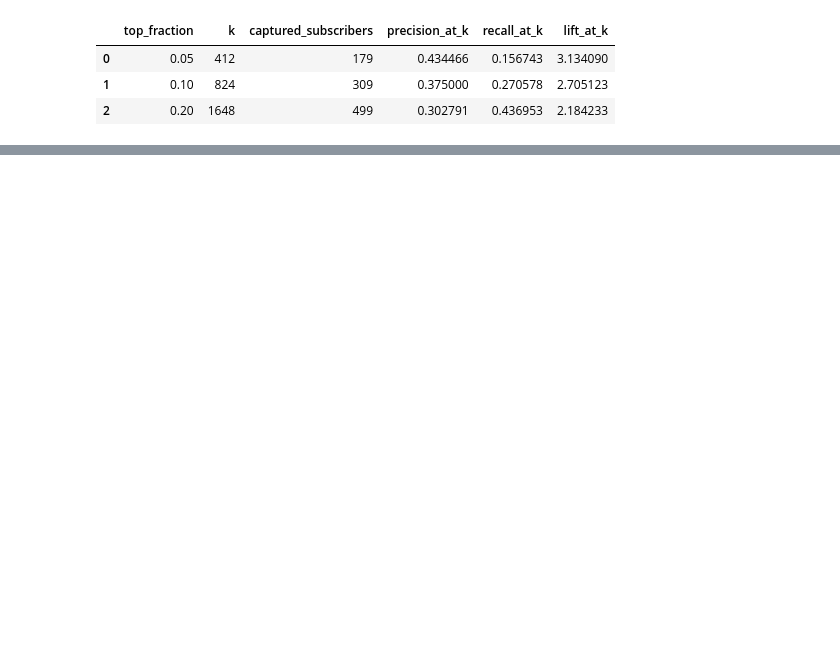
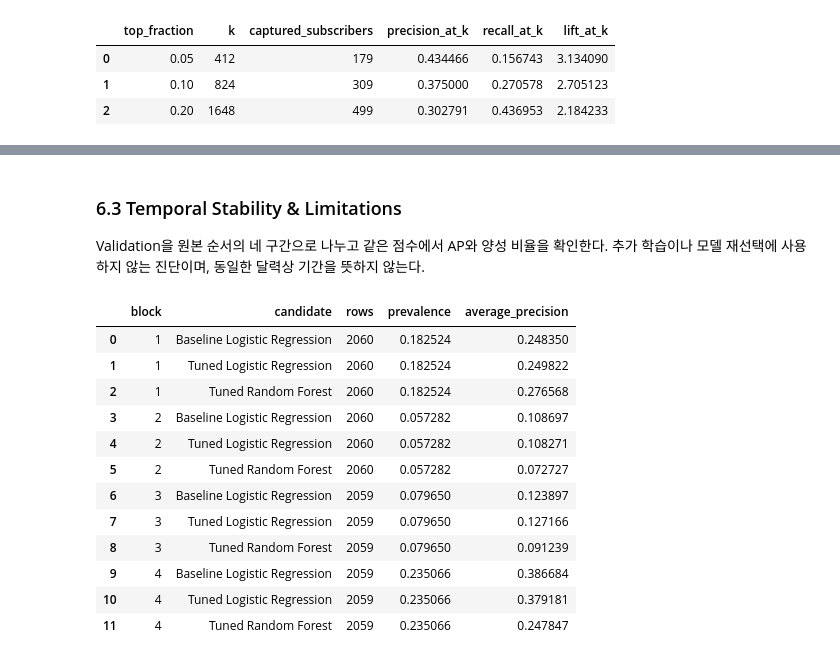
Before and after one commit to moonkyky/bank-marketing-ml, a Jupyter notebook: notebooks/04-model-experiments.ipynb, the cells around one changed output, grey strips where cells are left out. Cells and saved outputs as stored; diff of their text form; code cells hidden in the pictures; blank space fills up the shorter version.

```diff
--- a/notebooks/04-model-experiments.ipynb
+++ b/notebooks/04-model-experiments.ipynb
@@ -510,0 +717,37 @@ fold_ap_comparison.round(6)
+# %% [markdown]
+### 6.3 Temporal Stability & Limitations
+
+Validation을 원본 순서의 네 구간으로 나누고 같은 점수에서 AP와 양성 비율을 확인한다.
+추가 학습이나 모델 재선택에 사용하지 않는 진단이며, 동일한 달력상 기간을 뜻하지 않는다.
+# %%
+block_rows = []
+for block, positions in enumerate(np.array_split(np.arange(len(y_valid)), 4), start=1):
+    block_y = y_valid.iloc[positions]
+    for name, scores in validation_scores.items():
+        block_rows.append(
+            {
+                "block": block,
+                "candidate": name,
+                "rows": len(positions),
+                "prevalence": block_y.mean(),
+                "average_precision": average_precision_score(
+                    block_y, scores[positions]
+                ),
+            }
+        )
+validation_blocks = pd.DataFrame(block_rows)
+validation_blocks.round(6)
+# %% [output]
+|  | block | candidate | rows | prevalence | average_precision |
+| 0 | 1 | Baseline Logistic Regression | 2060 | 0.182524 | 0.248350 |
+| 1 | 1 | Tuned Logistic Regression | 2060 | 0.182524 | 0.249822 |
+| 2 | 1 | Tuned Random Forest | 2060 | 0.182524 | 0.276568 |
+| 3 | 2 | Baseline Logistic Regression | 2060 | 0.057282 | 0.108697 |
+| 4 | 2 | Tuned Logistic Regression | 2060 | 0.057282 | 0.108271 |
+| 5 | 2 | Tuned Random Forest | 2060 | 0.057282 | 0.072727 |
+| 6 | 3 | Baseline Logistic Regression | 2059 | 0.079650 | 0.123897 |
+| 7 | 3 | Tuned Logistic Regression | 2059 | 0.079650 | 0.127166 |
+| 8 | 3 | Tuned Random Forest | 2059 | 0.079650 | 0.091239 |
+| 9 | 4 | Baseline Logistic Regression | 2059 | 0.235066 | 0.386684 |
+| 10 | 4 | Tuned Logistic Regression | 2059 | 0.235066 | 0.379181 |
+| 11 | 4 | Tuned Random Forest | 2059 | 0.235066 | 0.247847 |
```
Also changed, not shown: parts of 69 cells of this notebook, 3 other files.
